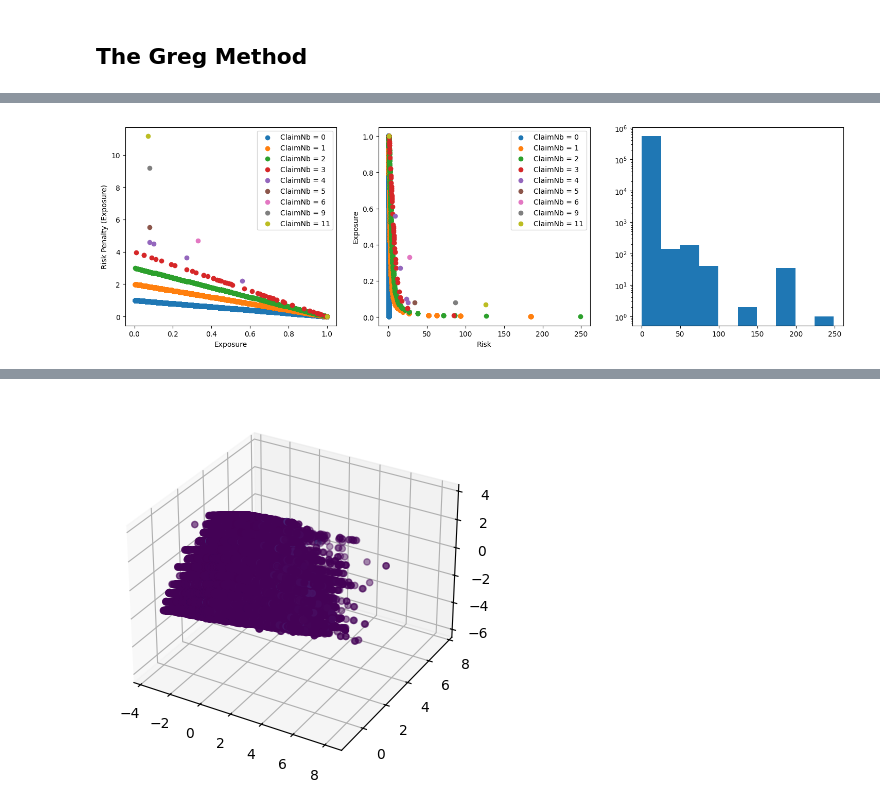
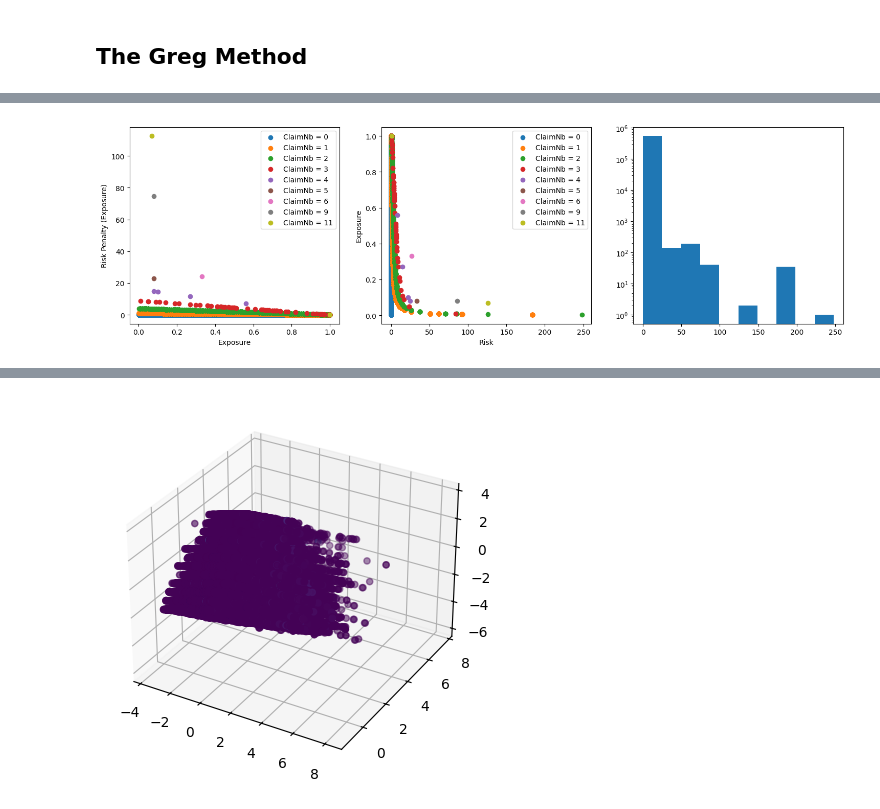
Before and after one commit to SAKULAK/ITU-MachineLearning-FinalProject-Couriers, a Jupyter notebook: Gregs_method.ipynb, the cells around one changed output, grey strips where cells are left out. Cells and saved outputs as stored; diff of their text form; code cells hidden in the pictures.

```diff
--- a/Gregs_method.ipynb
+++ b/Gregs_method.ipynb
@@ -8,9 +8,13 @@ import numpy as np
 df = pd.read_csv(r'/home/sakul/UNI/3rd Semester/Machine Learning/ITU-MachineLearning-FinalProject-Couriers/data/claims_train.csv')
 df.loc[df["Exposure"]>1, "Exposure"] = 1
 df = df.loc[df["VehAge"] < 30, :]
+
 df["AgeCategory"] = "Normal"
 df.loc[df["DrivAge"] < 25, "AgeCategory"] = "Young"
 df.loc[df["DrivAge"] > 70, "AgeCategory"] = "Old"
+
+# Interaction term?
+df["Interaction1"] = df["BonusMalus"]/ df["DrivAge"]
 
 # Create column ExposureDays as (Exposure * 365) % 366
 df['ExposureDays'] = (df['Exposure'] * 365).round() % 366
@@ -39,24 +43,24 @@ df.sort_values("Risk")
 # %%
 plt.figure(figsize=(18,5))
 
 for i, claimNb in enumerate(sorted(df["ClaimNb"].unique())):
     plt.subplot(1,3,1)
-    plt.scatter(df.loc[df["ClaimNb"] == claimNb, ["Exposure"]], ((claimNb+1)*(df["Exposure"].max()-df.loc[df["ClaimNb"] == claimNb, ["Exposure"]])), label = f"ClaimNb = {claimNb}")
+    plt.scatter(df.loc[df["ClaimNb"] == claimNb, ["Exposure"]], ((claimNb**2)*(df["Exposure"].max()-df.loc[df["ClaimNb"] == claimNb, ["Exposure"]])), label = f"ClaimNb = {claimNb}")
     plt.xlabel("Exposure")
     plt.ylabel("Risk Penalty (Exposure)")
     # Adjust Risk Based on Exposure penalty
-    df.loc[df["ClaimNb"] == claimNb, "Risk"] += ((claimNb**2+1)*(df["Exposure"].max()-df.loc[df["ClaimNb"] == claimNb, "Exposure"]))
+    df.loc[df["ClaimNb"] == claimNb, "Risk"] += ((claimNb**2)*(df["Exposure"].max()-df.loc[df["ClaimNb"] == claimNb, "Exposure"]))
     plt.legend()
     plt.subplot(1,3,2)
     plt.scatter(df.loc[df["ClaimNb"] == claimNb, ["Risk"]], df.loc[df["ClaimNb"] == claimNb, ["Exposure"]], label = f"ClaimNb = {claimNb}")
     plt.xlabel("Risk")
     plt.ylabel("Exposure")
     plt.legend()
 plt.subplot(1,3,3)
 plt.hist(df["Risk"])
 plt.yscale("log")
 # %% [output]
-[figure, old version]
+[figure, new version]
 # %%
 df["Risk"] /= df["Risk"].max()
 
```
Also changed, not shown: parts of 4 cells of this notebook, 16 other files.
